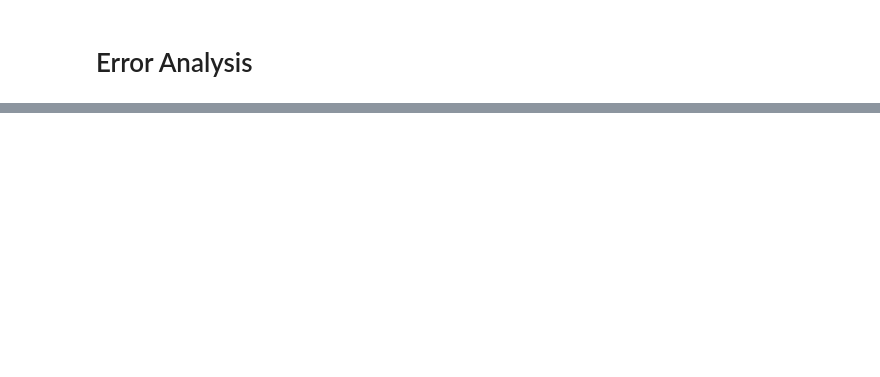
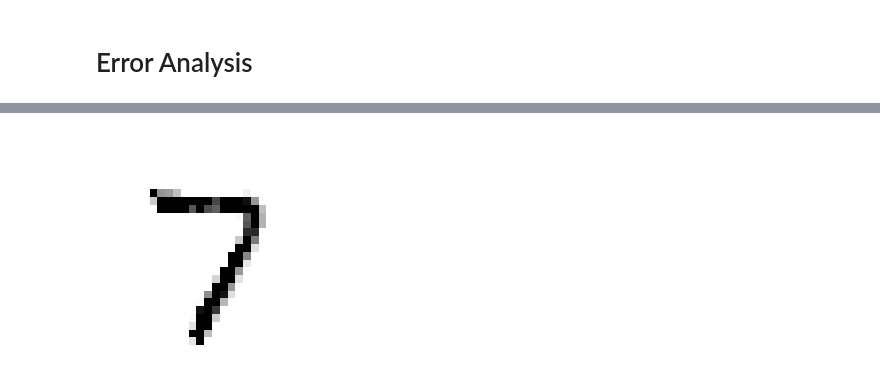
Before and after one commit to ncerdan/HandsOnML, a Jupyter notebook: 03_Classification.ipynb, the cells around one changed output, grey strips where cells are left out. Cells and saved outputs as stored; diff of their text form; code cells hidden in the pictures; blank space fills up the shorter version.

```diff
--- a/03_Classification.ipynb
+++ b/03_Classification.ipynb
@@ -372,0 +494,19 @@ print(cross_val_score(sgd_clf, X_train_scaled, y_train, cv=3, scoring='accuracy'
+# %%
+# train model
+from sklearn.neighbors import  KNeighborsClassifier
+knn_clf = KNeighborsClassifier()
+knn_clf.fit(X_train_mod, y_train_mod)
+
+# make cleaning prediction
+clean_digit = knn_clf.predict([X_test_mod[some_index]])
+
+# visualize it
+clean_digit_image = clean_digit.reshape(28, 28)
+plt.imshow(clean_digit_image, cmap='binary')
+plt.axis('off')
+plt.show()
+
+# result: pretty good! not exactly like above but very close and much less noisy
+#   than the original noisy version
+# %% [output]
+[figure, added]
```
Also changed, not shown: parts of 22 cells of this notebook.
